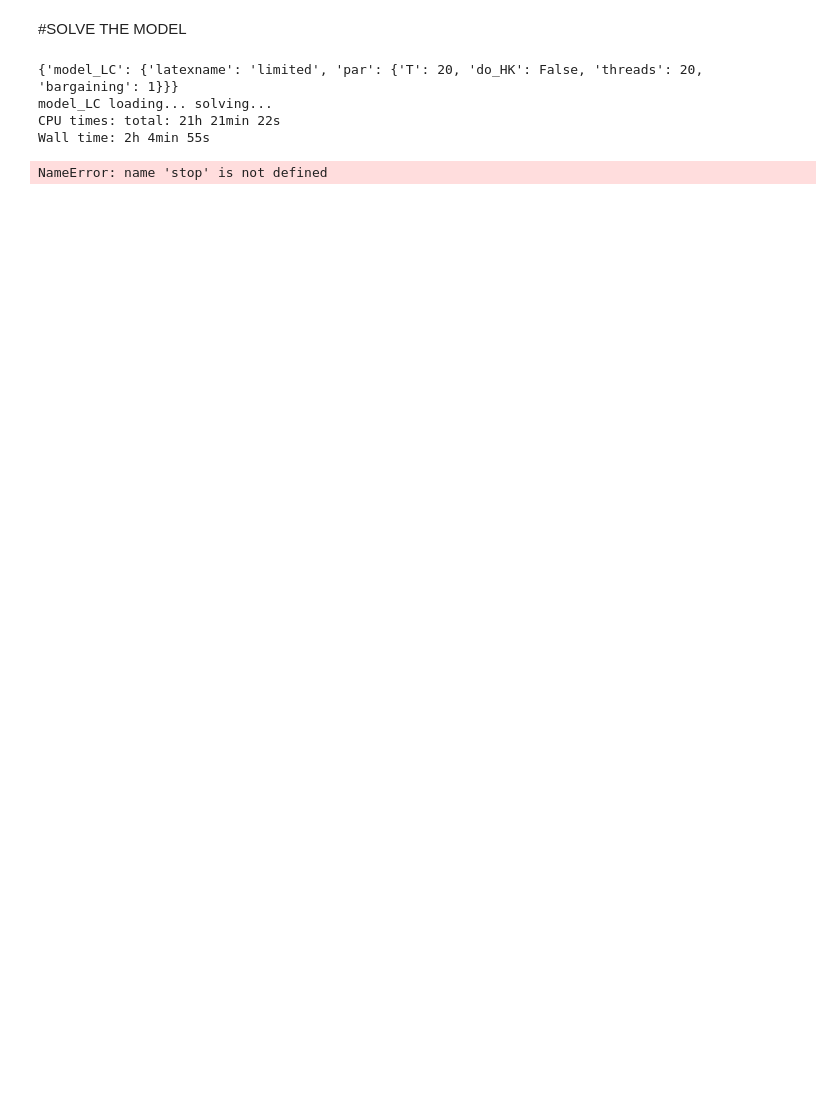
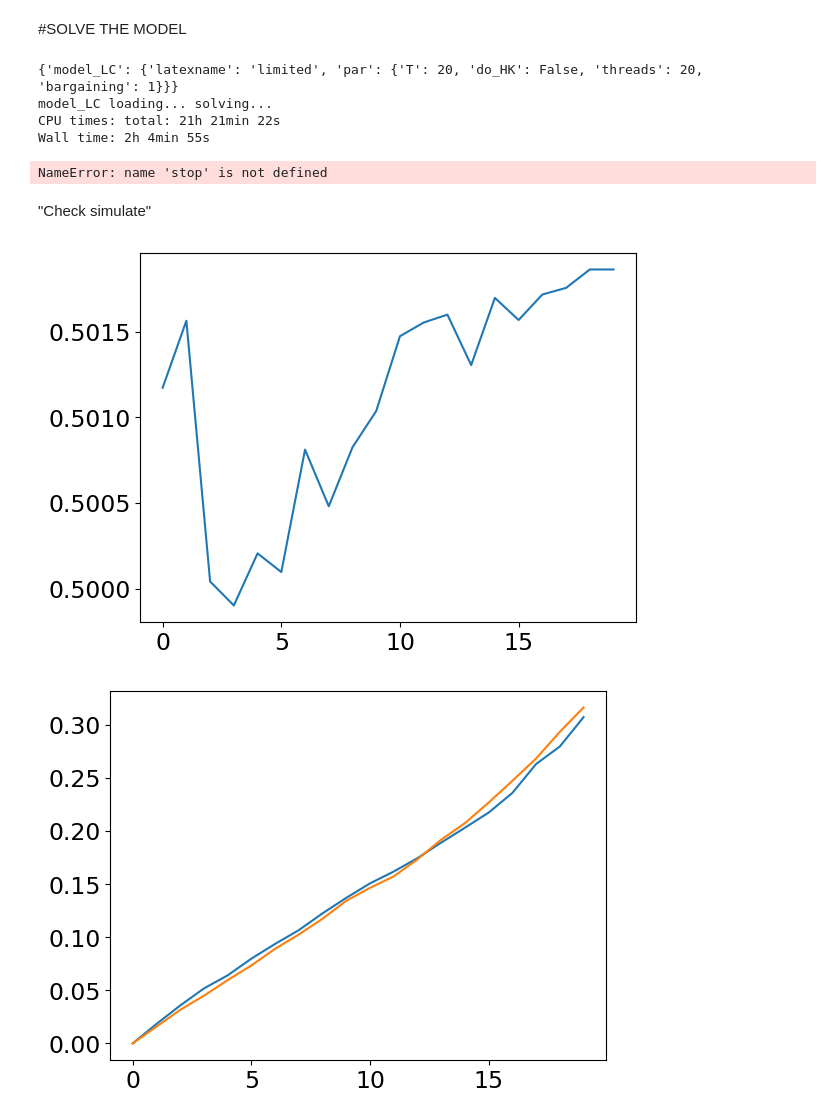
Before and after one commit to ThomasHJorgensen/LimitedCommitmentTest, a Jupyter notebook: check_model2.ipynb, the cells around one changed output. Drawn from its saved outputs; the diff is of its cells as text; code cells hidden in the pictures; blank space fills up the shorter version.

Commit message:
Check sssumptions and Estimate

```diff
--- a/check_model2.ipynb
+++ b/check_model2.ipynb
@@ -121,11 +121,3 @@ Wall time: 2h 4min 55s
 stop
 # %% [output]
 NameError: name 'stop' is not defined
-# %%
-name = "model_FC"
-pickle_file = f'output/{name}_sol.pickle'
-with open(pickle_file, 'wb') as f:
-    pickle.dump(models.sol,f)
-pickle_file = f'output/{name}_par.pickle'
-with open(pickle_file, 'wb') as f:
-    pickle.dump(models.par,f)
@@ -131,0 +165,38 @@ with open(pickle_file, 'wb') as f:
+# %% [markdown]
+"Check simulate"
+# %%
+model.simulate()
+sim = model.sim
+soml= model.sol
+par = model.par
+# %%
+
+# SIMULERING
+nan = sim.couple
+I = model.sim.couple<1
+nan = np.zeros(I.shape)
+nan[I] = np.nan
+
+plt.plot(np.nanmean(sim.power+nan, axis=0))
+plt.show()
+
+
+
+plt.plot(np.nanmean(sim.Zm+nan, axis=0))
+plt.plot(np.nanmean(sim.Zw+nan, axis=0))
+plt.show()
+
+
+plt.plot(np.nanmean(sim.Zm, axis=0))
+plt.plot(np.nanmean(sim.Zw, axis=0))
+plt.show()
+
+
+
+
+plt.plot(np.nanmean(sim.labor_w, axis=0))
+plt.plot(np.nanmean(sim.labor_m, axis=0))
+plt.show()
+# %% [output]
+[figure, added]
+[figure, added]
```
Also changed, not shown: parts of 8 cells of this notebook, 2 other files.
